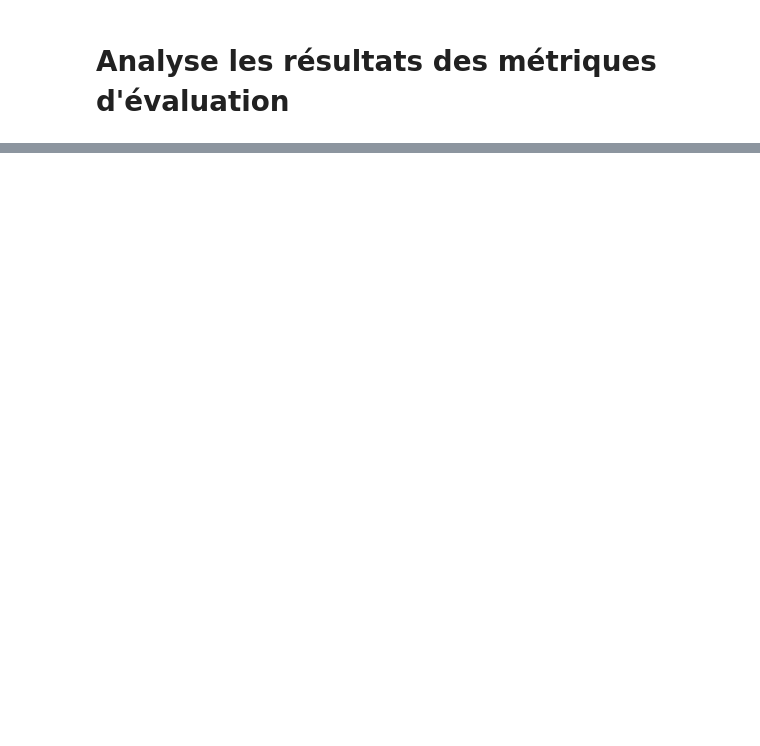
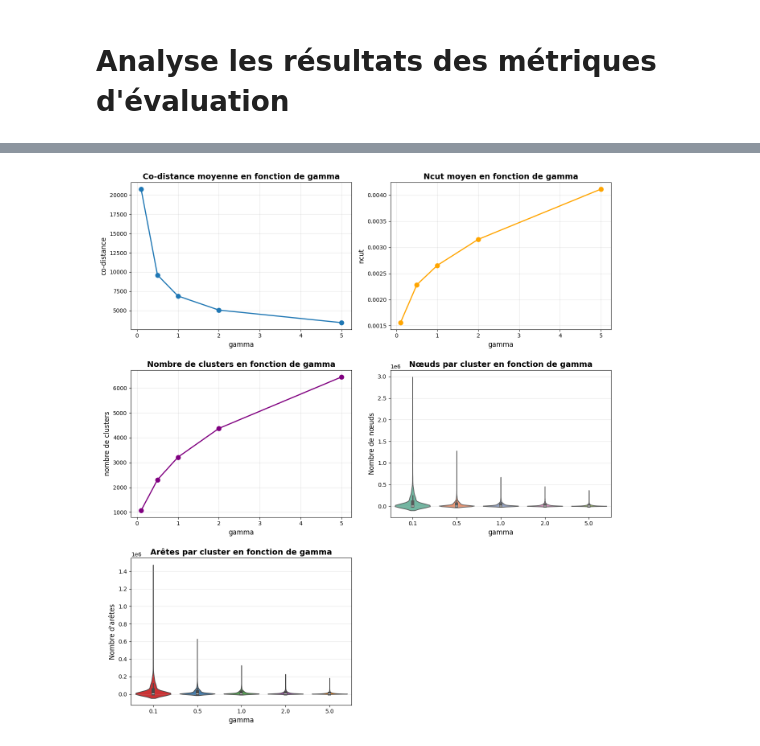
Before and after one commit to Jadelise6/PMIND_Clustering_Proteines, a Jupyter notebook: Leiden/analyse_metrics_results.ipynb, the cells around one changed output, grey strips where cells are left out. Cells and saved outputs as stored; diff of their text form; code cells hidden in the pictures; blank space fills up the shorter version.

Commit message:
analyse metrics leiden update

```diff
--- a/Leiden/analyse_metrics_results.ipynb
+++ b/Leiden/analyse_metrics_results.ipynb
@@ -6,4 +7,0 @@ import numpy as np
-# %%
-csv = "/tempory/21234701/blast_cluster_validation_scores.csv"
-
-df = pd.read_csv(csv)
@@ -98,0 +8,76 @@ co_distance & dunn_index & cut & ncut & nb_nodes & nb_edges \\
+# %%
+gamma_vals = [0.1, 0.5, 1.0, 2.0, 5.0]
+csv = "/tempory/21234701/blast_cluster_validation_scores"
+# %%
+fig, axs = plt.subplots(3, 2, figsize=(13, 14))
+
+co_dist_list = []
+ncut_list = []
+nb_clusters_list = []
+df_nodes_list = []
+df_edges_list = []
+
+for gamma in gamma_vals:
+    df = pd.read_csv(csv + f"_{gamma}.csv")
+
+    nb_clusters_list.append(df["cluster_id"].nunique())
+    co_dist_list.append(df["co_distance"].mean())
+    ncut_list.append(df["ncut"].mean())
+    df_nodes_list.append(df["nb_nodes"])
+    df_edges_list.append(df["nb_edges"])
+
+x = np.arange(len(gamma_vals))
+
+# Courbe co-distance
+axs[0, 0].plot(gamma_vals, co_dist_list, marker="o", linewidth=2, markersize=8)
+axs[0, 0].set_xlabel("gamma", fontsize=12)
+axs[0, 0].set_ylabel("co-distance", fontsize=12)
+axs[0, 0].set_title("Co-distance moyenne en fonction de gamma", fontsize=14, fontweight="bold")
+axs[0, 0].grid(True, alpha=0.3)
+
+# Courbe ncut
+axs[0, 1].plot(gamma_vals, ncut_list, marker="o", color="orange", linewidth=2, markersize=8)
+axs[0, 1].set_xlabel("gamma", fontsize=12)
+axs[0, 1].set_ylabel("ncut", fontsize=12)
+axs[0, 1].set_title("Ncut moyen en fonction de gamma", fontsize=14, fontweight="bold")
+axs[0, 1].grid(True, alpha=0.3)
+
+# Courbe nombre de clusters
+axs[1, 0].plot(gamma_vals, nb_clusters_list, marker="o", color="purple", linewidth=2, markersize=8)
+axs[1, 0].set_xlabel("gamma", fontsize=12)
+axs[1, 0].set_ylabel("nombre de clusters", fontsize=12)
+axs[1, 0].set_title("Nombre de clusters en fonction de gamma", fontsize=14, fontweight="bold")
+axs[1, 0].grid(True, alpha=0.3)
+
+# Violin plot nb_nodes - prepare data in long format
+nodes_data = []
+for i, gamma in enumerate(gamma_vals):
+    for value in df_nodes_list[i]:
+        nodes_data.append({"gamma": str(gamma), "Nombre de nœuds": value})
+df_nodes_long = pd.DataFrame(nodes_data)
+
+sns.violinplot(data=df_nodes_long, x="gamma", y="Nombre de nœuds", ax=axs[1, 1], palette="Set2")
+axs[1, 1].set_xlabel("gamma", fontsize=12)
+axs[1, 1].set_ylabel("Nombre de nœuds", fontsize=12)
+axs[1, 1].set_title("Nœuds par cluster en fonction de gamma", fontsize=14, fontweight="bold")
+axs[1, 1].grid(True, alpha=0.3, axis="y")
+
+# Violin plot nb_edges - prepare data in long format
+edges_data = []
+for i, gamma in enumerate(gamma_vals):
+    for value in df_edges_list[i]:
+        edges_data.append({"gamma": str(gamma), "Nombre d'arêtes": value})
+df_edges_long = pd.DataFrame(edges_data)
+
+sns.violinplot(data=df_edges_long, x="gamma", y="Nombre d'arêtes", ax=axs[2, 0], palette="Set1")
+axs[2, 0].set_xlabel("gamma", fontsize=12)
+axs[2, 0].set_ylabel("Nombre d'arêtes", fontsize=12)
+axs[2, 0].set_title("Arêtes par cluster en fonction de gamma", fontsize=14, fontweight="bold")
+axs[2, 0].grid(True, alpha=0.3, axis="y")
+
+# On masque le dernier subplotplt.show()
+axs[2, 1].axis("off")
+
+plt.tight_layout()
+plt.savefig("./Images/leiden_all_metrics_gamma.png", bbox_inches="tight")
+# %% [output]
@@ -98,0 +91 @@ co_distance & dunn_index & cut & ncut & nb_nodes & nb_edges \\
+[figure, added]
```
Also changed, not shown: parts of 10 cells of this notebook, 1 other file.
